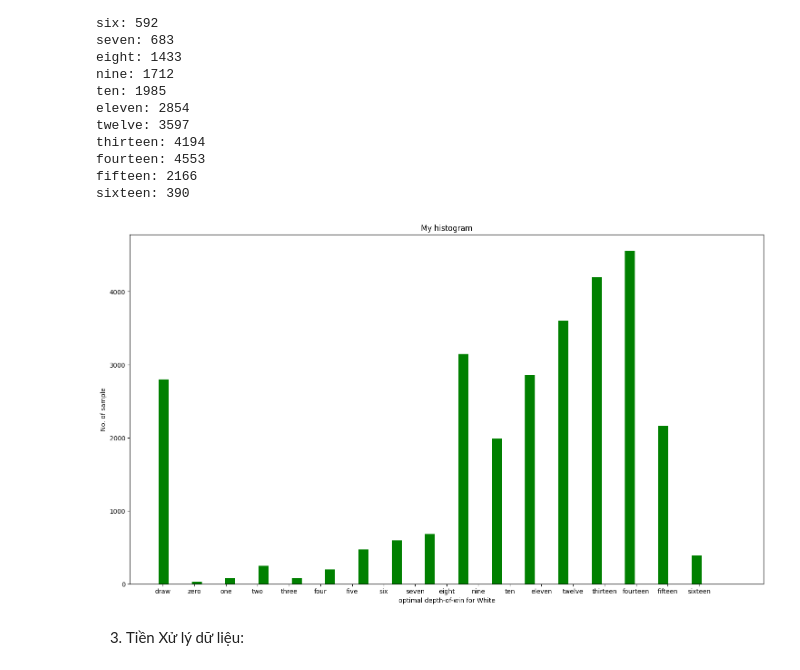
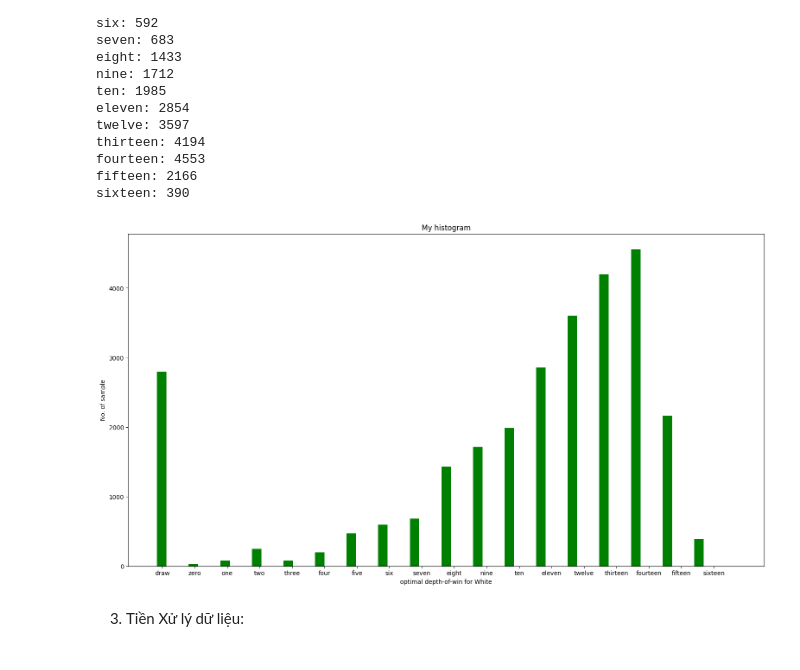
Before and after one commit to couqdev/MachineLearning, a Jupyter notebook: Project_ML_2023.ipynb, the cells around one changed output. Cells and saved outputs as stored; diff of their text form; code cells hidden in the pictures.

```diff
--- a/Project_ML_2023.ipynb
+++ b/Project_ML_2023.ipynb
@@ -240,23 +240,23 @@ sixteen: 390
 # %%
 # frequencies
 data=dataset['optimal depth-of-win for White']
 # setting the ranges and no. of intervals
-range = (-0.5,18.5)
-bins = 18
-plt.figure(figsize=(18, 10))
+range = (-0.5,18)
+bins = 19
+plt.figure(figsize=(19, 10))
 # plotting a histogram
 plt.hist(data, bins, range, color='green', histtype='bar', rwidth=0.3)
 
 # x-axis label
 plt.xlabel('optimal depth-of-win for White')
 # frequency label
 plt.ylabel('No. of sample')
 # plot title
 plt.title('My histogram')
 # function to show the plot
 plt.show()
 # %% [output]
-[figure, old version]
+[figure, new version]
 # %% [markdown]
 3. Tiền Xử lý dữ liệu:
 # %% [markdown]
```
